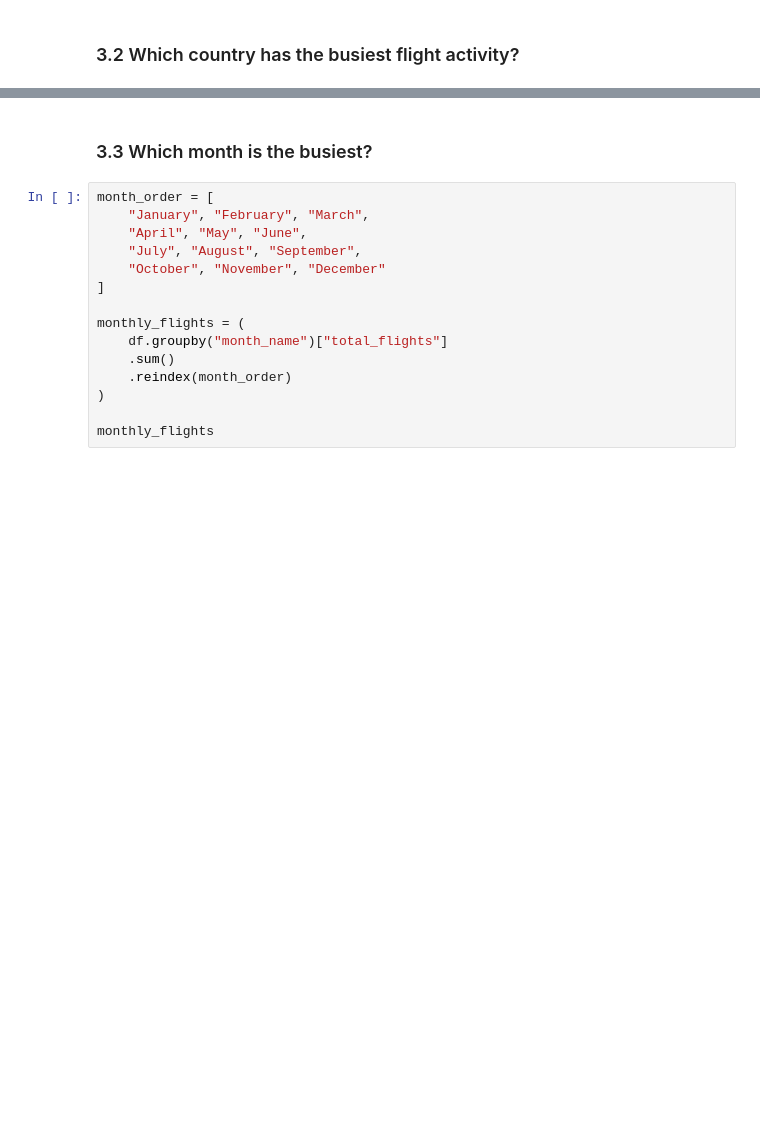
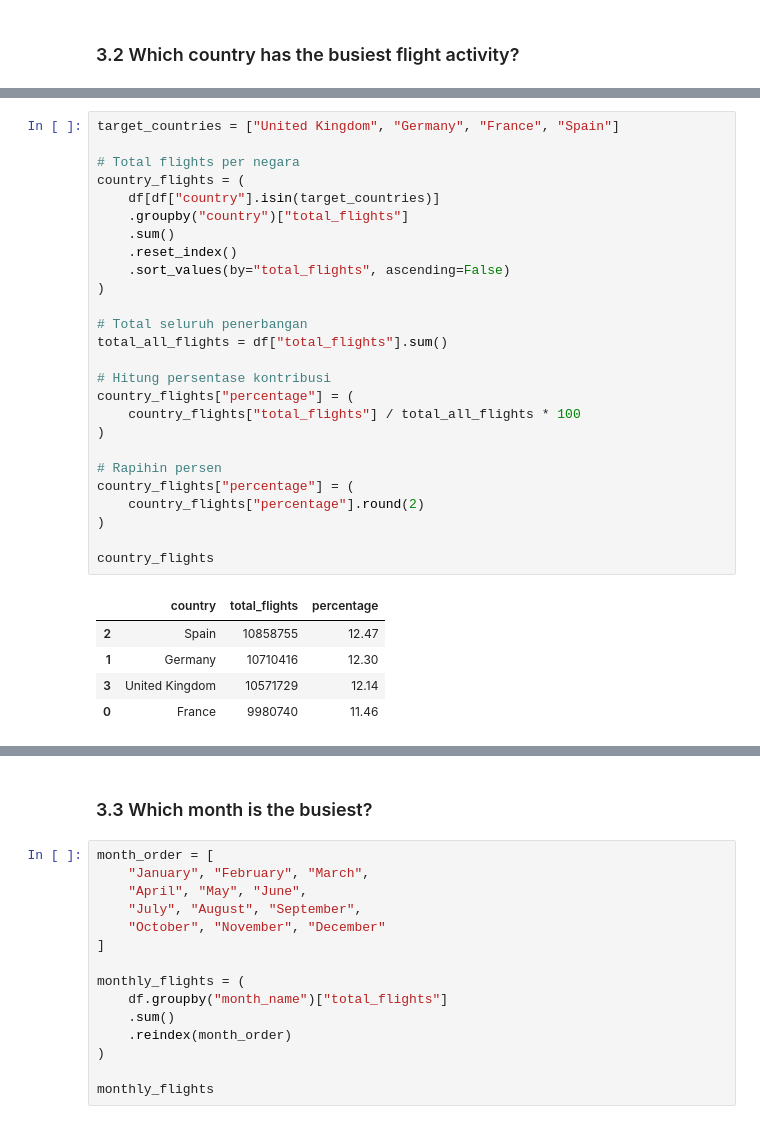
Before and after one commit to fathir1014/EDA-European-Flights-Traffic, a Jupyter notebook: main.ipynb, the cells around one changed output, grey strips where cells are left out. Saved outputs shown, nothing was run; the diff lists cells and outputs as text; blank space fills up the shorter version.

```diff
--- a/main.ipynb
+++ b/main.ipynb
@@ -128,0 +234,32 @@ plt.savefig(filepath, dpi=300, bbox_inches="tight", facecolor="white")
+# %%
+target_countries = ["United Kingdom", "Germany", "France", "Spain"]
+
+# Total flights per negara
+country_flights = (
+    df[df["country"].isin(target_countries)]
+    .groupby("country")["total_flights"]
+    .sum()
+    .reset_index()
+    .sort_values(by="total_flights", ascending=False)
+)
+
+# Total seluruh penerbangan
+total_all_flights = df["total_flights"].sum()
+
+# Hitung persentase kontribusi
+country_flights["percentage"] = (
+    country_flights["total_flights"] / total_all_flights * 100
+)
+
+# Rapihin persen
+country_flights["percentage"] = (
+    country_flights["percentage"].round(2)
+)
+
+country_flights
+# %% [output]
+|  | country | total_flights | percentage |
+| 2 | Spain | 10858755 | 12.47 |
+| 1 | Germany | 10710416 | 12.30 |
+| 3 | United Kingdom | 10571729 | 12.14 |
+| 0 | France | 9980740 | 11.46 |
```
Also changed, not shown: parts of 22 cells of this notebook, 3 other files.
